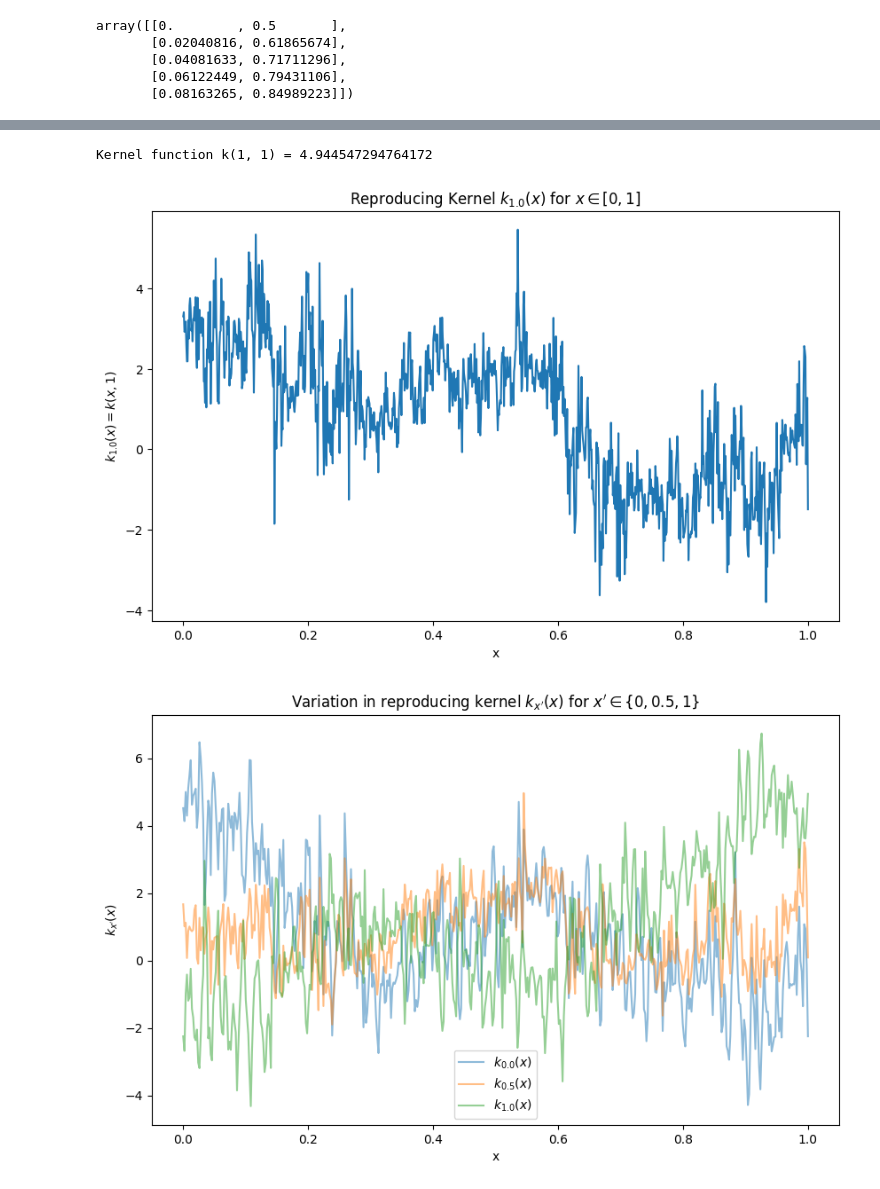
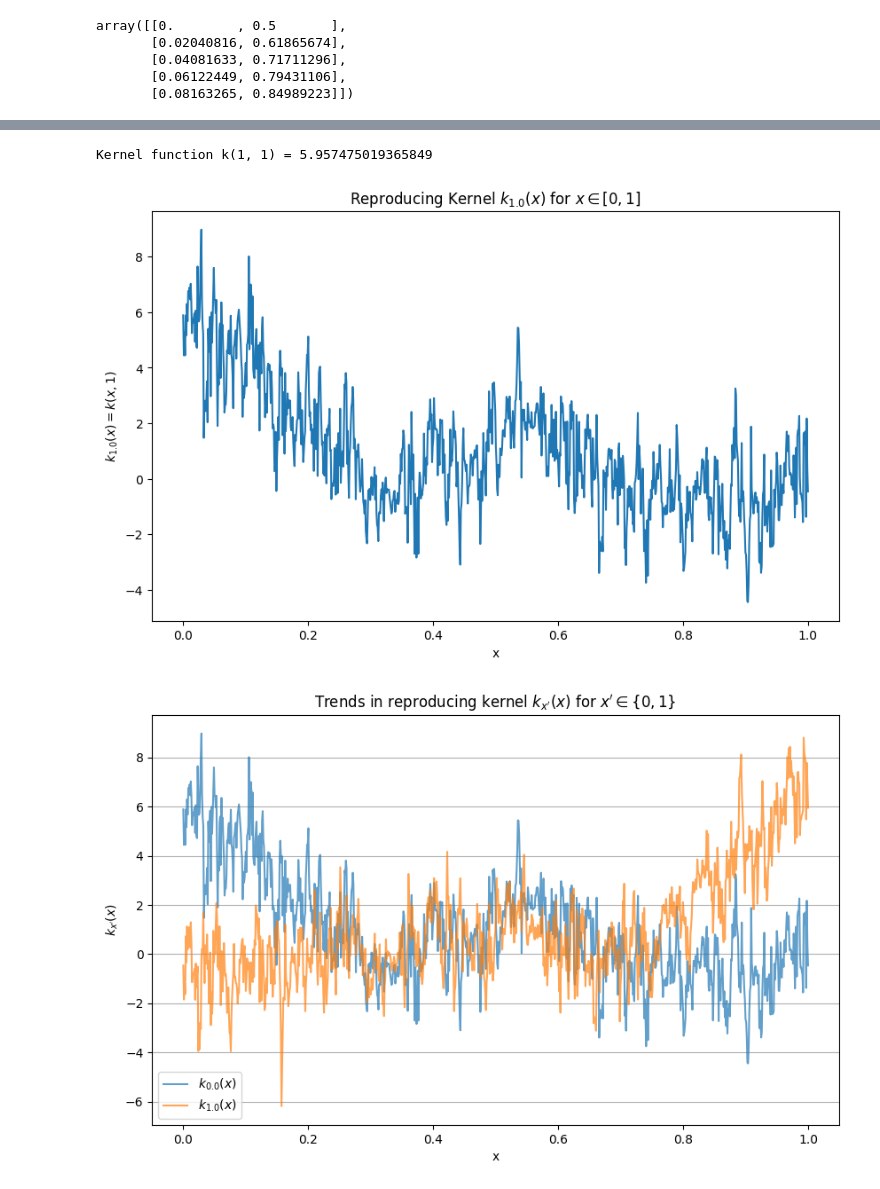
Before and after one commit to rmsValue9232/Fractal-RKHS-SVR, a Jupyter notebook: test_rkhs.ipynb, the cells around one changed output, grey strips where cells are left out. Drawn from its saved outputs; the diff is of its cells as text; code cells hidden in the pictures.

```diff
--- a/test_rkhs.ipynb
+++ b/test_rkhs.ipynb
@@ -97,7 +92,7 @@ x_plot = np.linspace(0, 1, 1000)
 def reproducing_kernel(x_):
     return lambda x: rkhs_obj.kernel_array(x, (np.zeros_like(x)+x_))
 
-y_plot = reproducing_kernel(0.2)(x_plot)
+y_plot = reproducing_kernel(0)(x_plot)
 plt.figure(figsize=(10, 6))
 plt.plot(x_plot, y_plot)
 plt.title(r"Reproducing Kernel $k_{1.0}(x)$ for $x \in [0, 1]$")
@@ -105,26 +100,27 @@ plt.xlabel("x")
 plt.ylabel(r"$k_{1.0}(x) = k(x,1)$")
 plt.show()
 # %% [output]
-Kernel function k(1, 1) = 4.944547294764172
+Kernel function k(1, 1) = 5.957475019365849
-[figure, old version]
+[figure, new version]
 # %%
-x_plot = np.linspace(0, 1, 500)
+x_plot = np.linspace(0, 1, 1000)
 plt.figure(figsize=(10, 6))
-for i in range(3):
-    x_ = i/2.0
+for i in range(2):
+    x_ = i/1.0
     y_plot = reproducing_kernel(x_)(x_plot)
     x_str = f"{x_}"
     label_str = r"$k_{"
     label_str += x_str
     label_str += r"}(x)$"
-    plt.plot(x_plot, y_plot, label=label_str, alpha=0.5)
-plt.title(r"Variation in reproducing kernel $k_{x'}(x)$ for $x' \in \{0, 0.5, 1\}$")
+    plt.plot(x_plot, y_plot, label=label_str, alpha=0.7)
+plt.title(r"Trends in reproducing kernel $k_{x'}(x)$ for $x' \in \{0, 1\}$")
 plt.xlabel("x")
 plt.ylabel(r"$k_{x'}(x)$")
 plt.legend()
+plt.grid(axis='y')
 plt.show()
 # %% [output]
-[figure, old version]
+[figure, new version]
 # %%
 # Plot the fractal basis functions over the interval [0, 1].
 x_plot = np.linspace(0, 1, 500)
```
Also changed, not shown: parts of 9 cells of this notebook, 1 other file.
